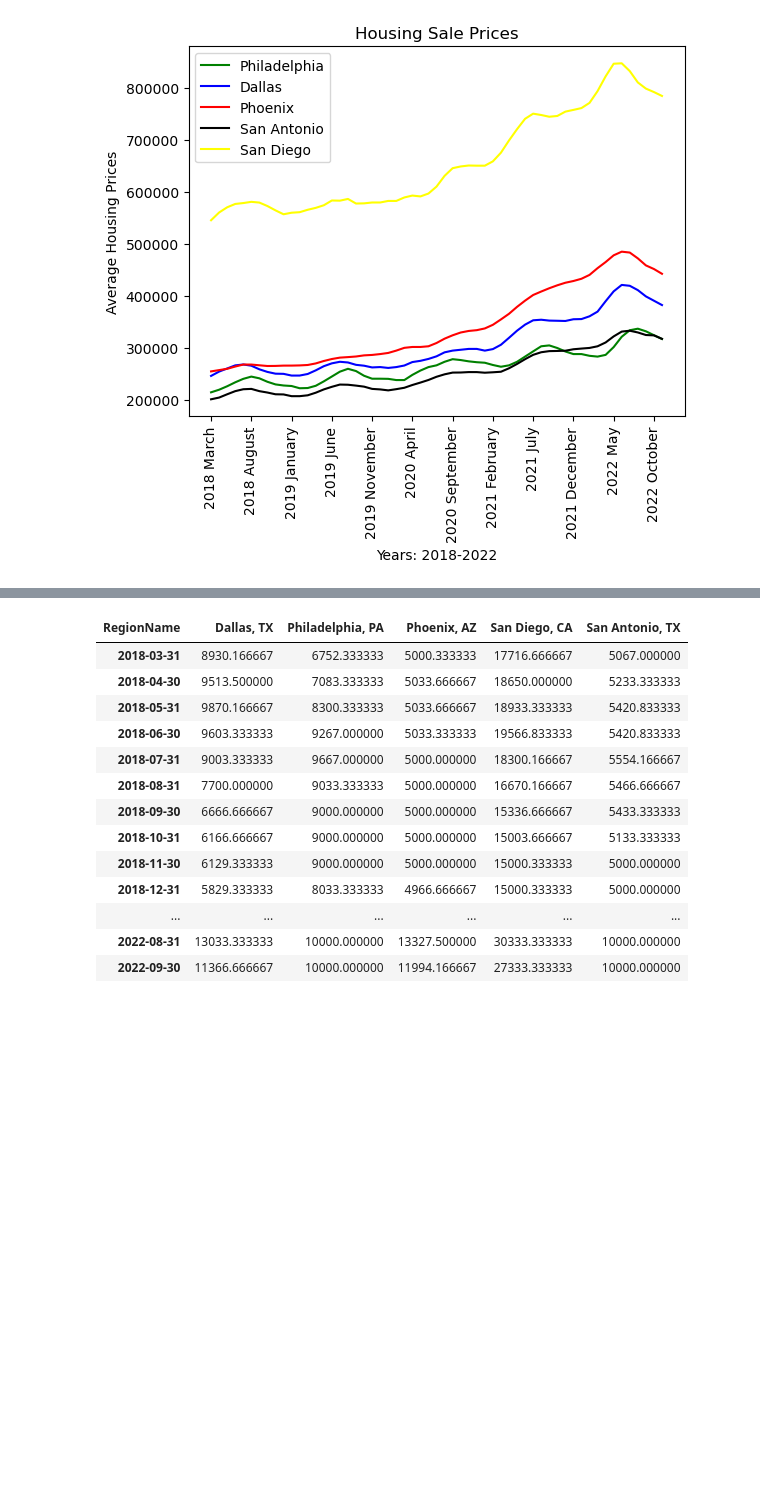
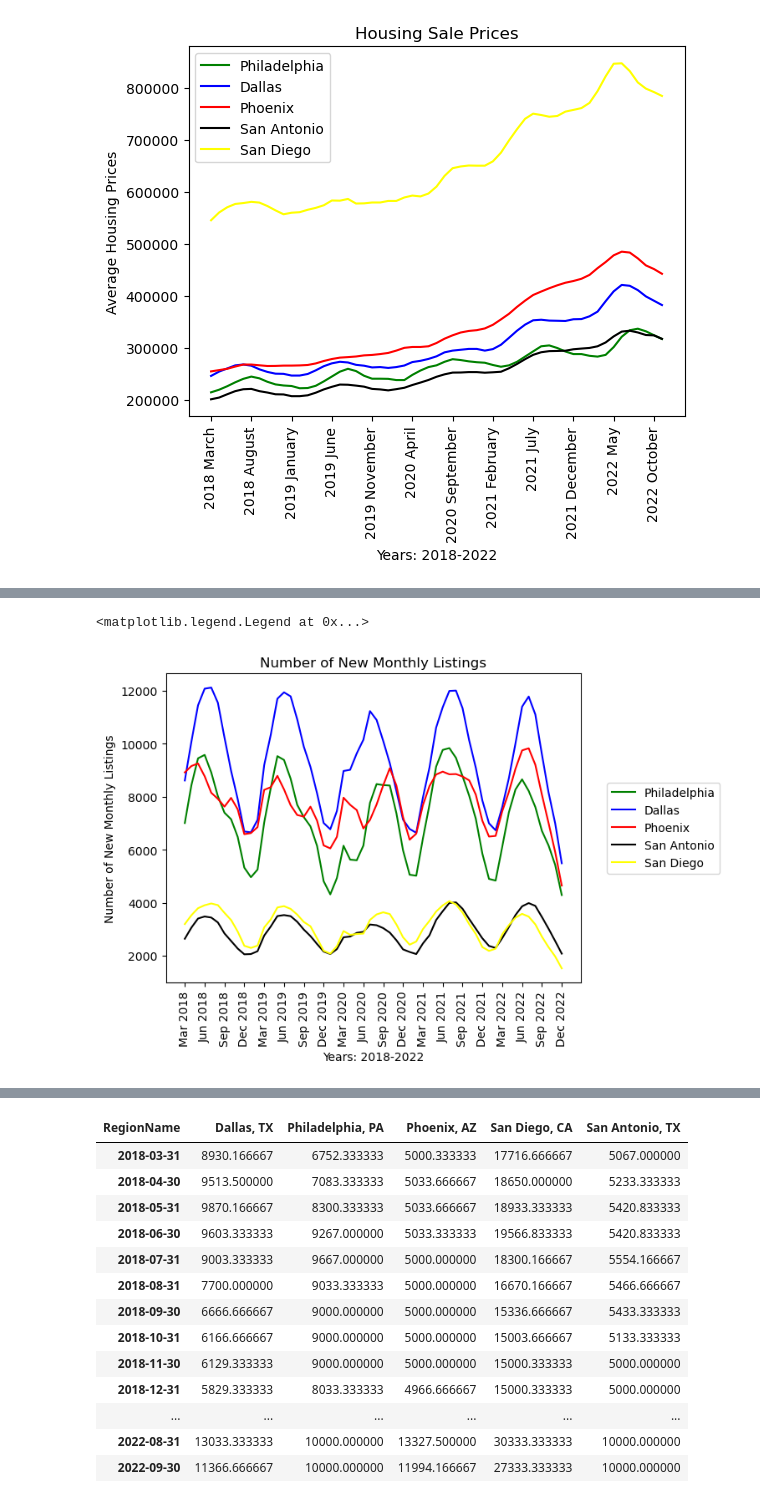
Before and after one commit to JoseMelvin-Calleja/Group-4-Project-1, a Jupyter notebook: Combined Notebook.ipynb, the cells around one changed output, grey strips where cells are left out. Cells and saved outputs as stored; diff of their text form; code cells hidden in the pictures; blank space fills up the shorter version.

```diff
--- a/Combined Notebook.ipynb
+++ b/Combined Notebook.ipynb
@@ -949,0 +921,9 @@ plt.legend()
+# %%
+# Load CSV Files
+monthly_listings_path = "Resources/NumberofNewMonthlyListings.csv"
+monthly_listings = pd.read_csv(monthly_listings_path)
+
+#Set index to City
+monthly_listings = monthly_listings.set_index("City")
+
+monthly_listings.head()
@@ -949,0 +938,24 @@ plt.legend()
+# %%
+dates= monthly_listings.columns
+# %%
+philadelphia_df = monthly_listings.loc["Philadelphia, PA"]
+dallas_df = monthly_listings.loc["Dallas, TX"]
+phoenix_df = monthly_listings.loc["Phoenix, AZ"]
+san_antonio_df = monthly_listings.loc["San Antonio, TX"]
+san_diego_df = monthly_listings.loc["San Diego, CA"]
+# %%
+#Plot the Percentages of each City
+x = np.arange(0, len(philadelphia_df))
+plt.plot(dates, philadelphia_df, color="green", label="Philadelphia")
+plt.plot(dates, dallas_df, color="blue", label="Dallas")
+plt.plot(dates, phoenix_df, color="red", label="Phoenix")
+plt.plot(dates, san_antonio_df, color="black", label="San Antonio")
+plt.plot(dates, san_diego_df, color="yellow", label="San Diego")
+plt.title("Number of New Monthly Listings")
+plt.xlabel("Years: 2018-2022")
+plt.xticks(range(0, 60, 3), rotation = 90)
+plt.ylabel("Number of New Monthly Listings")
+plt.legend(loc='center right', bbox_to_anchor=(1.35, 0.5))
+# %% [output]
+<matplotlib.legend.Legend at 0x...>
+[figure, added]
```
Also changed, not shown: parts of 94 cells of this notebook, 4 other files.
